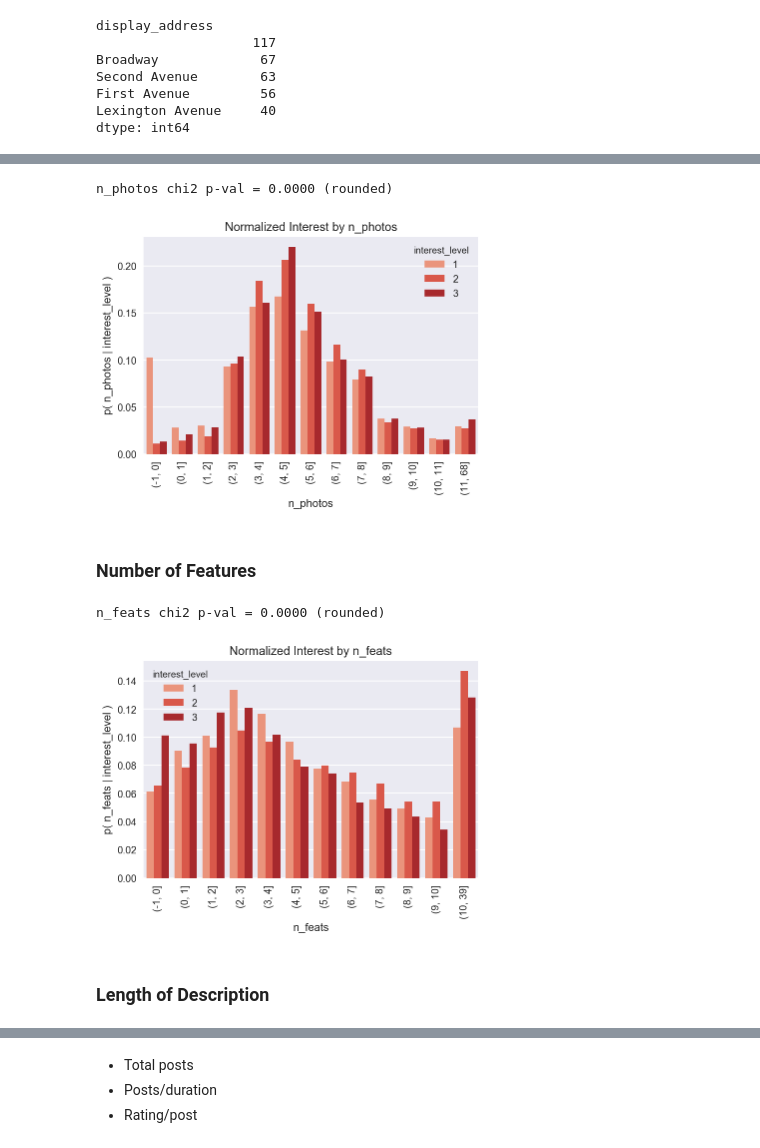
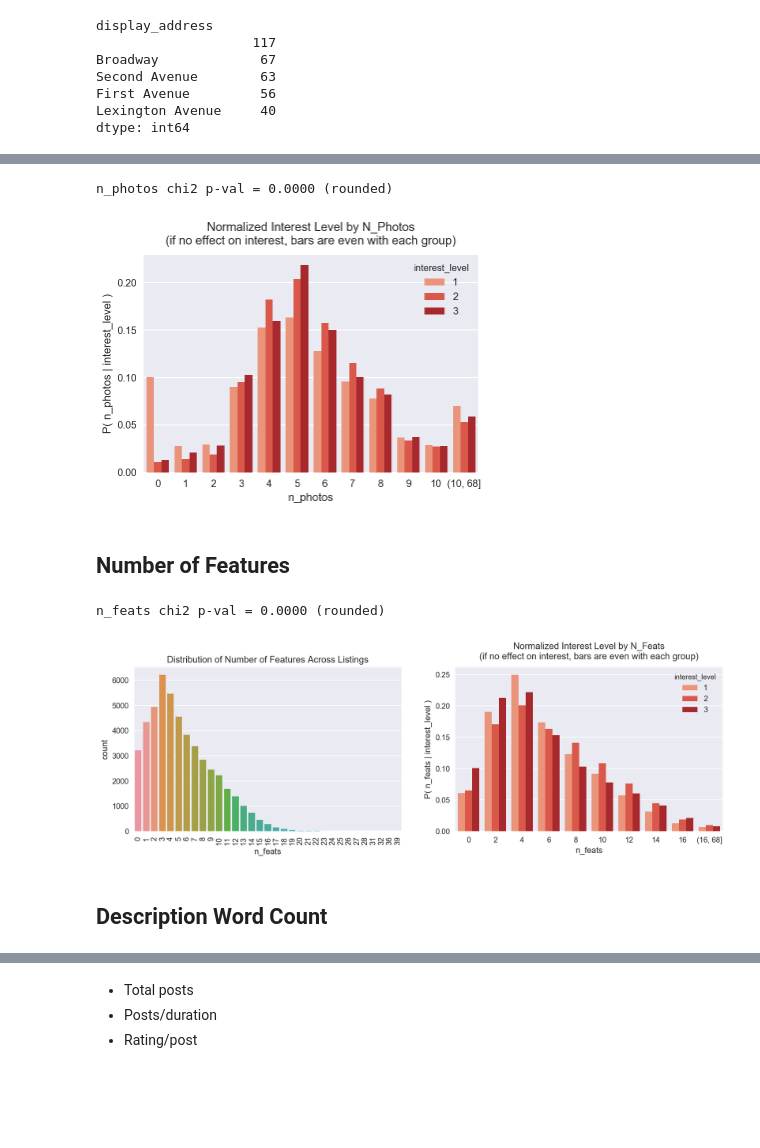
Before and after one commit to mdlynch37/kaggle-rental-interest, a Jupyter notebook: Executable/Main.ipynb, the cells around one changed output, grey strips where cells are left out. Cells and saved outputs as stored; diff of their text form; code cells hidden in the pictures; blank space fills up the shorter version.

```diff
--- a/Executable/Main.ipynb
+++ b/Executable/Main.ipynb
@@ -26,6 +33,8 @@ from imp import reload
 import time
 from pprint import pprint
 import random
+from copy import deepcopy
+import pickle
 
 import pandas as pd
 import numpy as np
@@ -35,8 +44,8 @@ import matplotlib.pyplot as plt
 from sklearn.model_selection import (StratifiedShuffleSplit, train_test_split,
                                      validation_curve)
 from grid_explore import GridSearchExplorer
-from sklearn.ensemble import GradientBoostingClassifier
-from sklearn.feature_selection import SelectKBest, chi2
+from sklearn.ensemble import GradientBoostingClassifier, ExtraTreesClassifier
+from sklearn.feature_selection import SelectKBest, chi2, mutual_info_classif, f_classif
 from sklearn.pipeline import Pipeline, make_pipeline, FeatureUnion
 from sklearn.model_selection import GridSearchCV
 from sklearn.metrics import accuracy_score, log_loss, make_scorer
@@ -46,15 +55,19 @@ from sklearn.preprocessing import (LabelBinarizer, LabelEncoder,
 from sklearn.ensemble import (GradientBoostingClassifier,
                               RandomForestClassifier)
 from sklearn.base import TransformerMixin, BaseEstimator
-from sklearn.linear_model import LogisticRegression
+from sklearn.linear_model import LogisticRegression, RandomizedLogisticRegression
 from sklearn.neighbors import KNeighborsClassifier
 from scipy import stats
 from IPython.display import display
 from sklearn_pandas import DataFrameMapper
+import xgboost as xgb
 
 import pdir
 
-from plot_learning_curve import plot_learning_curve
+from outlier_detection import *
+from preprocessing import *
+from eda_plots import *
+from validation_plots import *
 
 %matplotlib inline
 
@@ -69,9 +82,13 @@ np.random.seed(SEED)
 DAT_DIR = '../Data/'
 SUBM_DIR = '../Submissions/'
 TEST_DIR = '../Tests/'
+REPORT_IMG_DIR = '../Report-Images/'
+
 TRAIN_FP = ''.join([DAT_DIR, 'train.json'])
 TEST_FP = ''.join([DAT_DIR, 'test.json'])
 SAMPLE_FP = ''.join([DAT_DIR, 'sample_submission.csv'])
+DF_TRAIN_PKL = ''.join([DAT_DIR, 'df_train.pkl'])
+DF_TEST_PKL = ''.join([DAT_DIR, 'df_test.pkl'])
 
 scorer_acc = make_scorer(accuracy_score)
 
@@ -81,3 +98,6 @@ scorer = make_scorer(log_loss, greater_is_better=False,
                      needs_proba=True)
 
 scoring = 'neg_log_loss'
+
+df = read_rental_interest(DF_TRAIN_PKL)
+df_te = read_rental_interest(DF_TEST_PKL)
@@ -359,5 +748,5 @@ month chi2 p-val = 0.3784 (rounded)
 # %%
-df = read_rental_interest(TRAIN_FP)
+df = read_rental_interest(DF_TRAIN_PKL)
 # %% [output]
 Dropped 68 geo-coordinate outliers (0.14%)
 # %% [markdown]
@@ -434,25 +799,44 @@ x = 'n_photos'
 hue = 'interest_level'
 data = df.assign(n_photos=df.photos.map(lambda x: len(x)))
 
-bins = [-1] + list(range(12)) + [data[x].max()]
-plot_prob_x_for_hue(x, data.query('n_photos < 15'), hue, bins=bins)
+bins = list(range(-1, 11)) + [data[x].max()]
+ax = plot_prob_x_for_hue(x, data, hue, bins=bins)
+
+
+ax.set_xticklabels(list(range(11)) + ['(10, 68]'], rotation=0)
+
+# plt.savefig(''.join([REPORT_IMG_DIR, '7-n-photos-on-interest.png']),
+#             dpi=600, bbox_inches='tight')
+
 plt.show()
 # %% [output]
 n_photos chi2 p-val = 0.0000 (rounded)
-[figure, old version]
+[figure, new version]
 # %% [markdown]
-### Number of Features
+## Number of Features
 # %%
 # do number of features affect interest?
 data = df.assign(n_feats=df.features.apply(lambda x: len(x)))
 
+fig, (ax1, ax2) = plt.subplots(ncols=2, figsize=(14, 4))
+
+sns.countplot(data.n_feats, ax=ax1)
+ax1.set_xticklabels(ax1.get_xticklabels(), rotation=90)
+ax1.set_title('Distribution of Number of Features Across Listings')
+
 x = 'n_feats'
 hue = 'interest_level'
-bins = [-1] + list(range(11)) + [data[x].max()]
-plot_prob_x_for_hue(x, data.query('n_feats < 19'), hue, bins)
+bins = [-1] + list(range(0, 17, 2)) + [data[x].max()]
+plot_prob_x_for_hue(x, data, hue, bins, ax=ax2)
+
+ax2.set_xticklabels(list(range(0, 17, 2)) + ['(16, 68]'], rotation=0)
+
+# plt.savefig(''.join([REPORT_IMG_DIR, '8-n-feats-on-interest.png']),
+#             dpi=600, bbox_inches='tight')
+
 plt.show()
 # %% [output]
 n_feats chi2 p-val = 0.0000 (rounded)
-[figure, old version]
+[figure, new version]
 # %% [markdown]
-### Length of Description
+## Description Word Count
```
Also changed, not shown: parts of 141 cells of this notebook, 8 other files.
